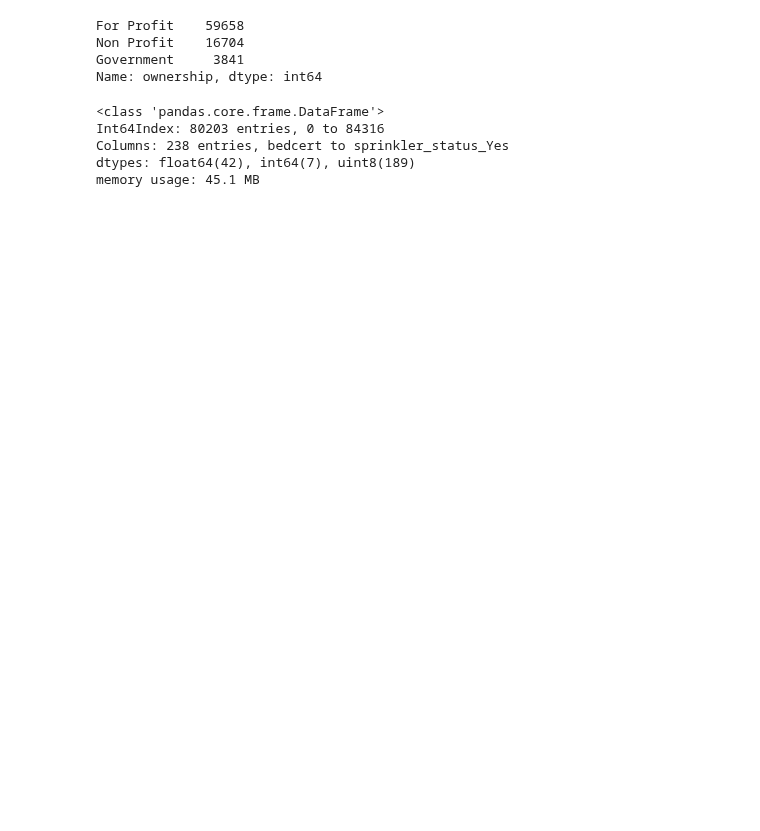
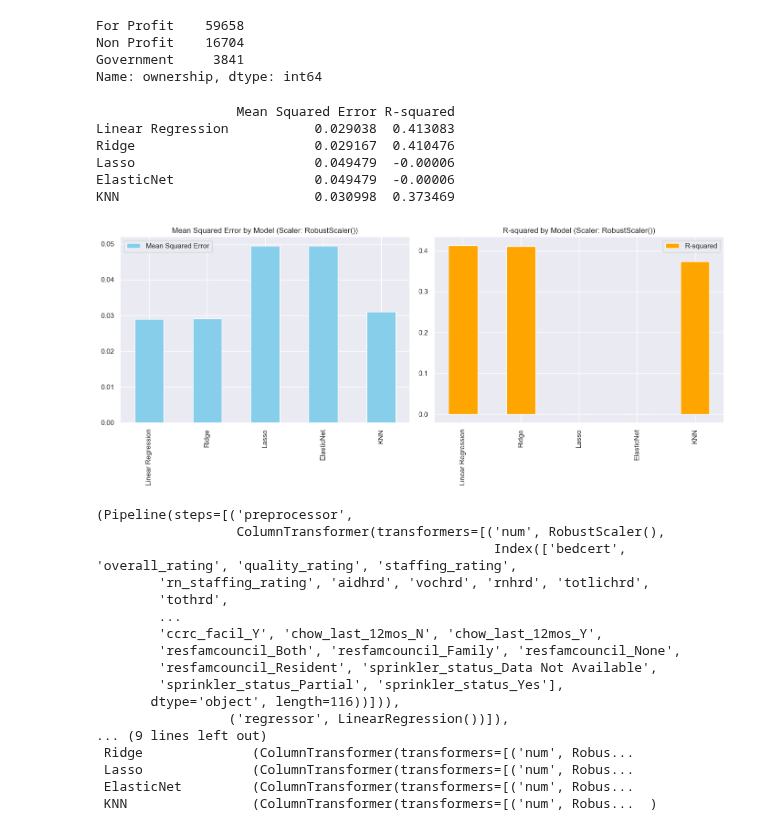
Before and after one commit to Musiik-fn/620-Project-Codebase, a Jupyter notebook: Codebase/620ProjectWhiteboard.ipynb, the cells around one changed output. Cells and saved outputs as stored; diff of their text form; code cells hidden in the pictures; blank space fills up the shorter version.

Commit message:
models : provider and net profit margins

```diff
--- a/Codebase/620ProjectWhiteboard.ipynb
+++ b/Codebase/620ProjectWhiteboard.ipynb
@@ -1040,7 +1054,7 @@ def merge_net_income_with_provider_info(df_identifiers, provider_info_df, year):
     cost_report = df_identifiers[df_identifiers['year'] == str(year)]
 
     # Select 'net_income' and 'provider_ccn', sort by 'provider_ccn', and rename 'provider_ccn' to 'provnum'
-    net_income = cost_report[['net_income', 'provider_ccn']].sort_values(by='provider_ccn')
+    net_income = cost_report[['net_income', 'provider_ccn', 'gross_revenue']].sort_values(by='provider_ccn')
     net_income.rename(columns={'provider_ccn': 'provnum'}, inplace=True)
 
     # Merge with the providerInfo_df for the given year on 'provnum'
@@ -1203,11 +1217,5 @@ for each in provCatFeatures:
     provider_df = pd.concat([provider_df, pd.get_dummies(provider_df[each], prefix=each)], axis = 1)
 
 provider_df.drop(columns=provCatFeatures, inplace=True, axis=1)
-# %%
-provider_df
-# %% [output]
-<class 'pandas.core.frame.DataFrame'>
-Int64Index: 80203 entries, 0 to 84316
-Columns: 238 entries, bedcert to sprinkler_status_Yes
-dtypes: float64(42), int64(7), uint8(189)
-memory usage: 45.1 MB
+# %%
+provider_df['net_profit_margin'] = provider_df['net_income'] / provider_df['gross_revenue']
@@ -1213,0 +1224,28 @@ memory usage: 45.1 MB
+# %%
+evaluate_regression_models(provider_df, 'net_profit_margin', RobustScaler())
+extract_best_regression_models(provider_df, 'net_profit_margin', RobustScaler())
+# %% [output]
+                  Mean Squared Error R-squared
+Linear Regression           0.029038  0.413083
+Ridge                       0.029167  0.410476
+Lasso                       0.049479  -0.00006
+ElasticNet                  0.049479  -0.00006
+KNN                         0.030998  0.373469
+[figure, added]
+(Pipeline(steps=[('preprocessor',
+                  ColumnTransformer(transformers=[('num', RobustScaler(),
+                                                   Index(['bedcert', 'overall_rating', 'quality_rating', 'staffing_rating',
+        'rn_staffing_rating', 'aidhrd', 'vochrd', 'rnhrd', 'totlichrd',
+        'tothrd',
+        ...
+        'ccrc_facil_Y', 'chow_last_12mos_N', 'chow_last_12mos_Y',
+        'resfamcouncil_Both', 'resfamcouncil_Family', 'resfamcouncil_None',
+        'resfamcouncil_Resident', 'sprinkler_status_Data Not Available',
+        'sprinkler_status_Partial', 'sprinkler_status_Yes'],
+       dtype='object', length=116))])),
+                 ('regressor', LinearRegression())]),
+... (9 lines left out)
+ Ridge              (ColumnTransformer(transformers=[('num', Robus...
+ Lasso              (ColumnTransformer(transformers=[('num', Robus...
+ ElasticNet         (ColumnTransformer(transformers=[('num', Robus...
+ KNN                (ColumnTransformer(transformers=[('num', Robus...  )
```
Also changed, not shown: parts of 8 cells of this notebook.
